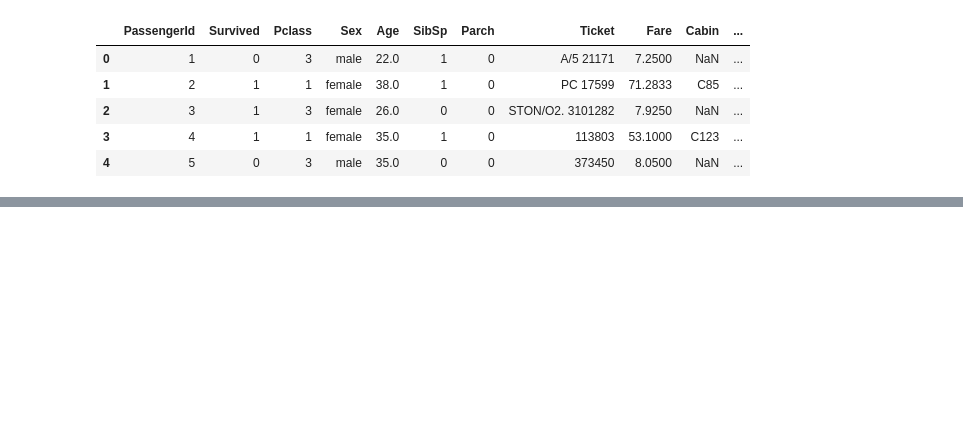
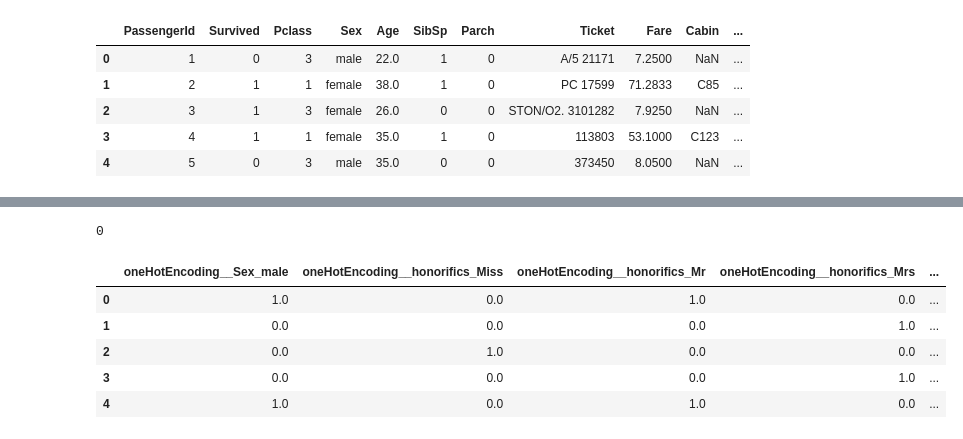
Before and after one commit to hahahang0/MLPracFromKaggle, a Jupyter notebook: titanic/practical3_external_ds.ipynb, the cells around one changed output, grey strips where cells are left out. Saved outputs shown, nothing was run; the diff lists cells and outputs as text; code cells hidden in the pictures; blank space fills up the shorter version.

```diff
--- a/titanic/practical3_external_ds.ipynb
+++ b/titanic/practical3_external_ds.ipynb
@@ -479,0 +575,5 @@ titanic_df.head()
+# %%
+features_for_imputing = ["oneHotEncoding__Sex_male","oneHotEncoding__honorifics_Miss","oneHotEncoding__honorifics_Mr","oneHotEncoding__honorifics_Mrs","oneHotEncoding__honorifics_Mrs","remainder__Pclass","remainder__Age","remainder__Fare","remainder__total_pep"]
+# %%
+knn = KNNImputer(n_neighbors=5)
+imputed_df = pd.DataFrame(knn.fit_transform(encoded_df[features_for_imputing]),columns=knn.get_feature_names_out())
@@ -479,0 +582,13 @@ titanic_df.head()
+# %%
+encoded_df["Age"].isna().sum()
+# %% [output]
+0
+# %%
+encoded_df.head()
+# %% [output]
+|  | oneHotEncoding__Sex_male | oneHotEncoding__honorifics_Miss | oneHotEncoding__honorifics_Mr | oneHotEncoding__honorifics_Mrs | ... |
+| 0 | 1.0 | 0.0 | 1.0 | 0.0 | ... |
+| 1 | 0.0 | 0.0 | 0.0 | 1.0 | ... |
+| 2 | 0.0 | 1.0 | 0.0 | 0.0 | ... |
+| 3 | 0.0 | 0.0 | 0.0 | 1.0 | ... |
+| 4 | 1.0 | 0.0 | 1.0 | 0.0 | ... |
```
Also changed, not shown: parts of 35 cells of this notebook.
